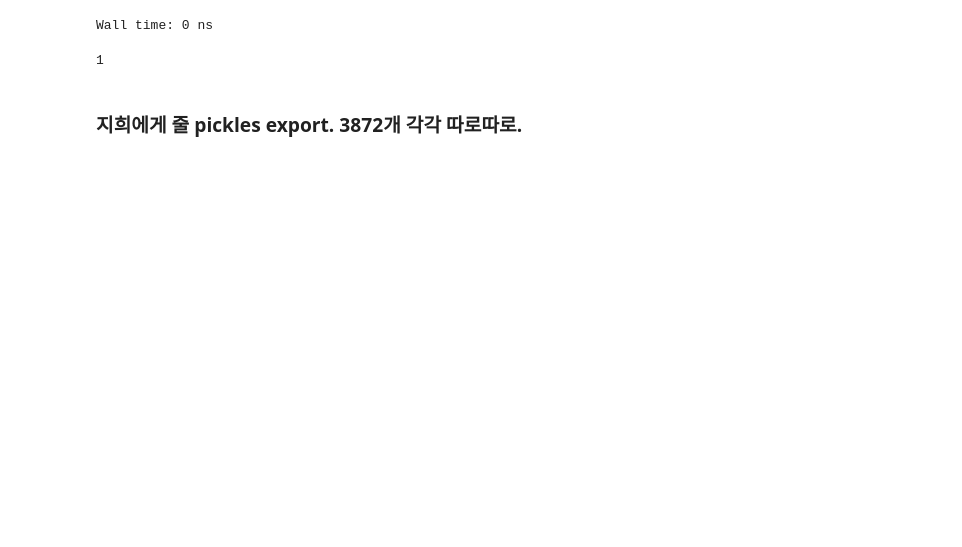
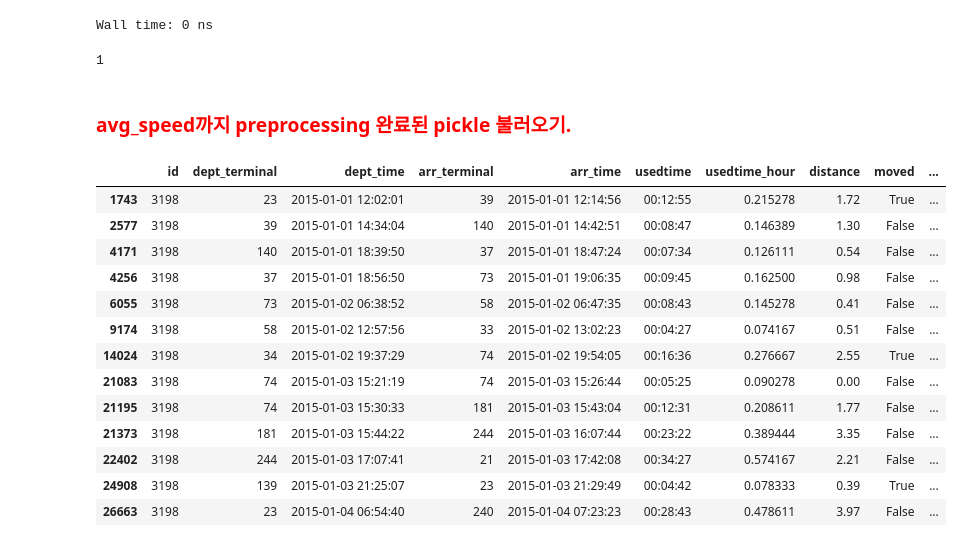
Before and after one commit to jaepil-choi/bikes, a Jupyter notebook: nubija_merge.ipynb, the cells around one changed output. Drawn from its saved outputs; the diff is of its cells as text; code cells hidden in the pictures; blank space fills up the shorter version.

Commit message:
exported to many pickle files and added snippet to retrieve them using os library.

```diff
--- a/nubija_merge.ipynb
+++ b/nubija_merge.ipynb
@@ -655,8 +623,32 @@ picklecreator(bike_groups)
 # %% [output]
 Wall time: 0 ns
 1
-# %% [markdown]
-<h3>지희에게 줄 pickles export. 3872개 각각 따로따로.</h3>
+# %% [markdown]
+<h3 style='color: red'>avg_speed까지 preprocessing 완료된 pickle 불러오기.</h3>
+# %%
+path = './bike_pickles/'
+bike_groups = []
+
+for filename in os.listdir(path):
+    bike_p = pd.read_pickle(path+filename)
+    bike_groups.append(bike_p)
+# %%
+bike_groups[0]
+# %% [output]
+|  | id | dept_terminal | dept_time | arr_terminal | arr_time | usedtime | usedtime_hour | distance | moved | ... |
+| 1743 | 3198 | 23 | 2015-01-01 12:02:01 | 39 | 2015-01-01 12:14:56 | 00:12:55 | 0.215278 | 1.72 | True | ... |
+| 2577 | 3198 | 39 | 2015-01-01 14:34:04 | 140 | 2015-01-01 14:42:51 | 00:08:47 | 0.146389 | 1.30 | False | ... |
+| 4171 | 3198 | 140 | 2015-01-01 18:39:50 | 37 | 2015-01-01 18:47:24 | 00:07:34 | 0.126111 | 0.54 | False | ... |
+| 4256 | 3198 | 37 | 2015-01-01 18:56:50 | 73 | 2015-01-01 19:06:35 | 00:09:45 | 0.162500 | 0.98 | False | ... |
+| 6055 | 3198 | 73 | 2015-01-02 06:38:52 | 58 | 2015-01-02 06:47:35 | 00:08:43 | 0.145278 | 0.41 | False | ... |
+| 9174 | 3198 | 58 | 2015-01-02 12:57:56 | 33 | 2015-01-02 13:02:23 | 00:04:27 | 0.074167 | 0.51 | False | ... |
+| 14024 | 3198 | 34 | 2015-01-02 19:37:29 | 74 | 2015-01-02 19:54:05 | 00:16:36 | 0.276667 | 2.55 | True | ... |
+| 21083 | 3198 | 74 | 2015-01-03 15:21:19 | 74 | 2015-01-03 15:26:44 | 00:05:25 | 0.090278 | 0.00 | False | ... |
+| 21195 | 3198 | 74 | 2015-01-03 15:30:33 | 181 | 2015-01-03 15:43:04 | 00:12:31 | 0.208611 | 1.77 | False | ... |
+| 21373 | 3198 | 181 | 2015-01-03 15:44:22 | 244 | 2015-01-03 16:07:44 | 00:23:22 | 0.389444 | 3.35 | False | ... |
+| 22402 | 3198 | 244 | 2015-01-03 17:07:41 | 21 | 2015-01-03 17:42:08 | 00:34:27 | 0.574167 | 2.21 | False | ... |
+| 24908 | 3198 | 139 | 2015-01-03 21:25:07 | 23 | 2015-01-03 21:29:49 | 00:04:42 | 0.078333 | 0.39 | True | ... |
+| 26663 | 3198 | 23 | 2015-01-04 06:54:40 | 240 | 2015-01-04 07:23:23 | 00:28:43 | 0.478611 | 3.97 | False | ... |
 # %%
 test = df.head(10).copy(deep=True)
 # %%
```
Also changed, not shown: parts of 10 cells of this notebook, 1 other file.
